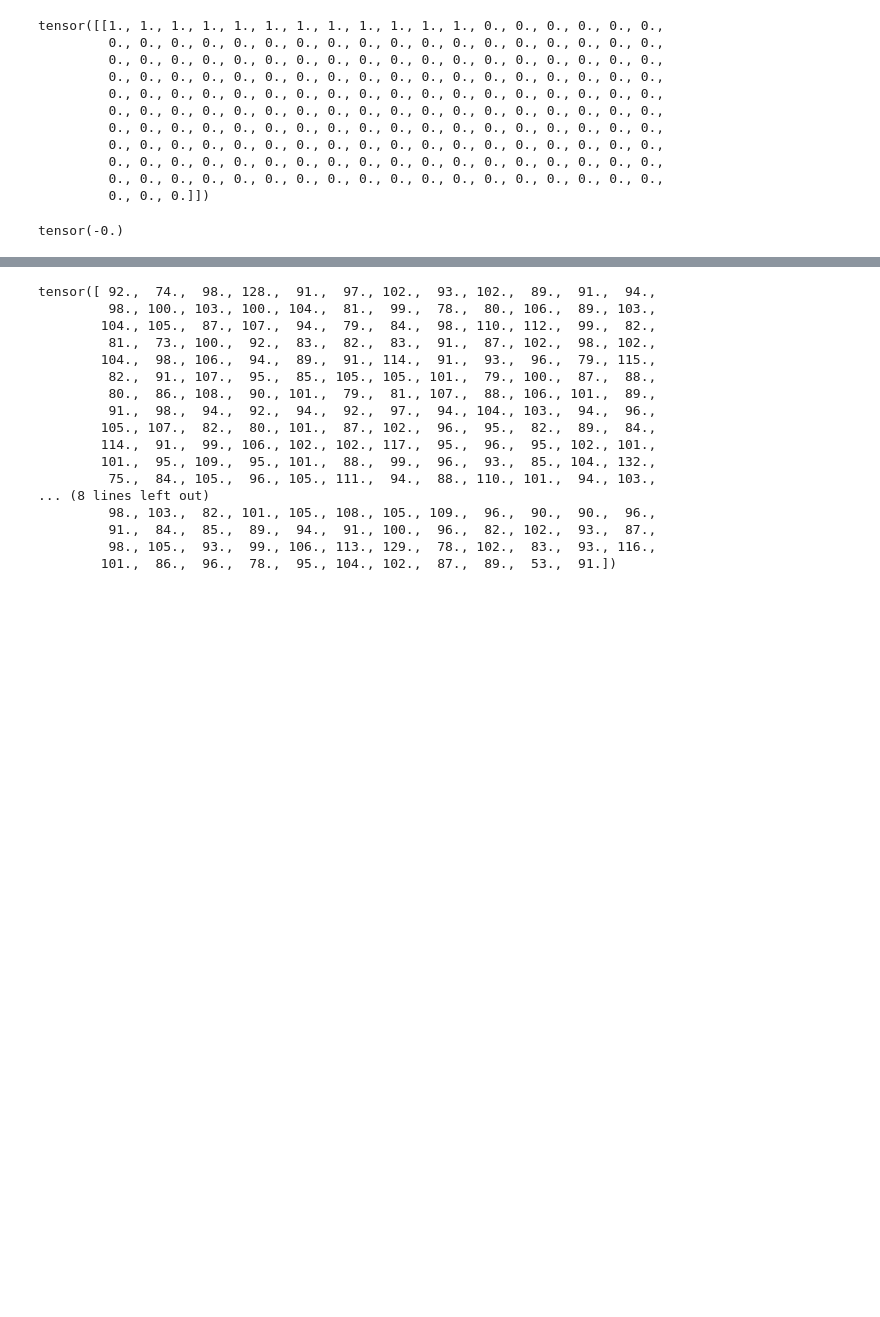
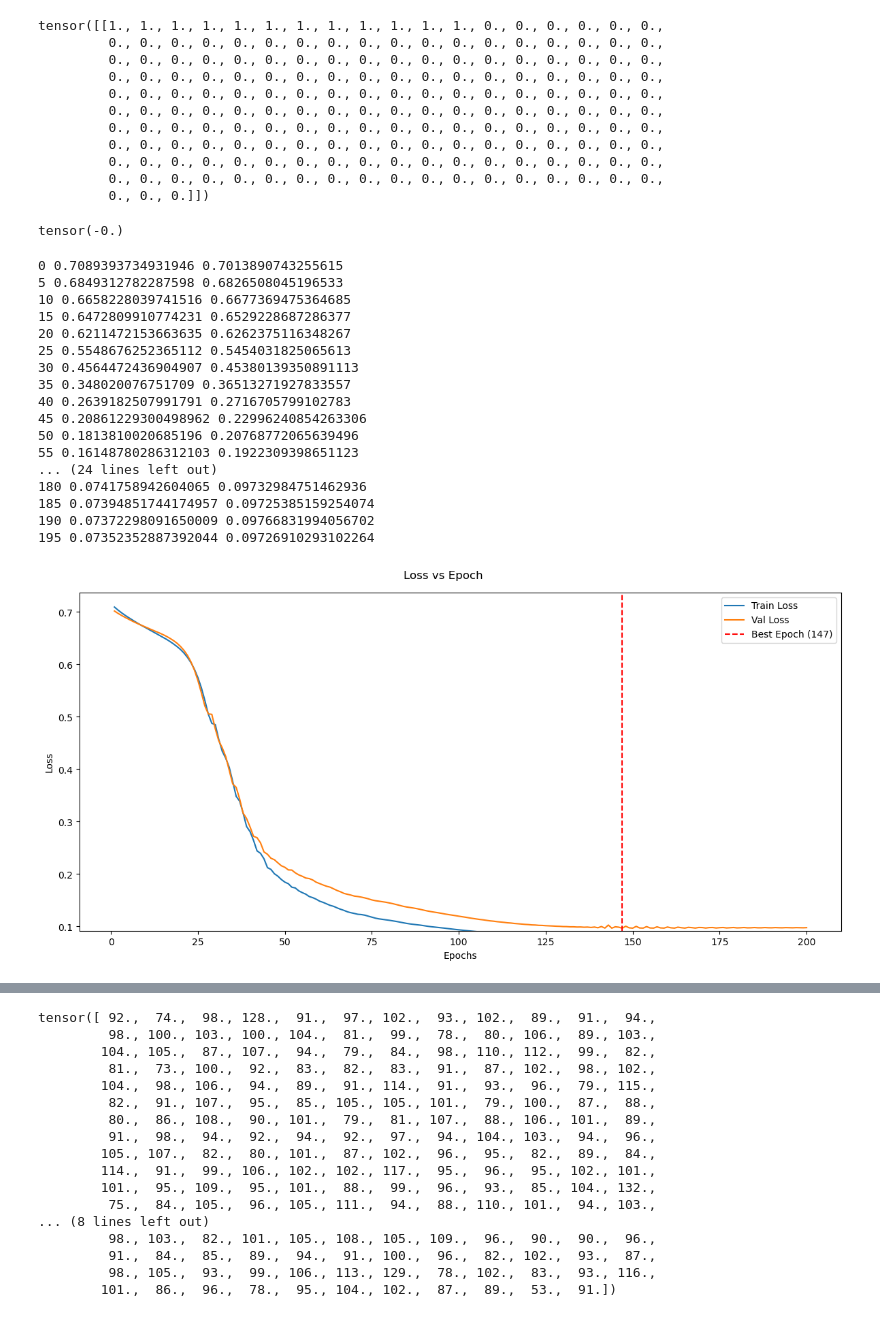
Before and after one commit to MartinP556/ML_algorithms, a Jupyter notebook: LSTM.ipynb, the cells around one changed output, grey strips where cells are left out. Drawn from its saved outputs; the diff is of its cells as text; code cells hidden in the pictures; blank space fills up the shorter version.

```diff
--- a/LSTM.ipynb
+++ b/LSTM.ipynb
@@ -264,7 +264,7 @@ ds_inputs_SSA['observed time to beginning of flowering'] = pd.to_timedelta(ds_in
 ds_inputs_SSA = ds_inputs_SSA.loc[ds_inputs_SSA['observed time to beginning of flowering'] > 0]
 with warnings.catch_warnings(action="ignore"):
     ds_inputs_SSA = interpolate_columns(ds_inputs_SSA, 270, 'NDVI', resolution=8)
-ds_inputs_SSA.loc[:, [f'temperature at day {n}' for n in range(300)]] = modelling_fctns.Wang_Engel_Temp_response(ds_inputs_SSA.loc[:, [f'temperature at day {n}' for n in range(300)]], 7, 28, 42)
+ds_inputs_SSA.loc[:, [f'temperature at day {n}' for n in range(300)]] = modelling_fctns.Wang_Engel_Temp_response(ds_inputs_SSA.loc[:, [f'temperature at day {n}' for n in range(300)]], 7, 30, 42)
 ds_inputs_SSA = make_cumulative(ds_inputs_SSA, driver_variable = 'temperature', numdays = 300, T_base = 0)
 stations_data_lobell = pd.read_csv('C:\\Users\\wlwc1989\\Documents\\Phenology_Test_Notebooks\\phenology_dwd\\African_data\\Lobell2011\\EIL_site_latlon.csv')
 ds_inputs_SSA = get_station_locations_SSA(ds_inputs_SSA, stations_data_lobell)
@@ -321,6 +321,13 @@ cats = ds_inputs_DE[['observed time to beginning of flowering']].apply(get_categ
 cats_unlisted = cats.apply(lambda x: pd.Series(x)) #to_frame().T#.explode()#.T.explode()
 cats_unlisted = cats_unlisted.rename(columns = {n: f'dev stage at day {n}' for n in range(183)})
 ds_inputs_DE = ds_inputs_DE.merge(cats_unlisted, left_index=True, right_index = True)
+# %%
+def get_categories(anthesis_date):
+    return np.array([anthesis_date < n for n in range(183)]).squeeze().astype(np.int64)
+cats = ds_inputs_SSA[['observed time to beginning of flowering']].apply(get_categories, args = (), axis = 1)
+cats_unlisted = cats.apply(lambda x: pd.Series(x)) #to_frame().T#.explode()#.T.explode()
+cats_unlisted = cats_unlisted.rename(columns = {n: f'dev stage at day {n}' for n in range(183)})
+ds_inputs_SSA = ds_inputs_SSA.merge(cats_unlisted, left_index=True, right_index = True)
 # %%
 skip = 1
 numsteps = int(183 // skip)
@@ -664,5 +435,42 @@ crit = nn.CrossEntropyLoss()
 crit(torch.Tensor(np.int64(model(X) > 0.5)).squeeze(2), y)
 # %% [output]
 tensor(-0.)
+# %%
+bs = 500
+n_channels = 2
+train_dl, val_dl = train_test_dl_from_tensors(temp_NDVI_series_SSA, NDVI_labels_SSA, bs = bs, n_channels = n_channels)
+
+input_dim = n_channels # Example: 100-dimensional word embeddings
+hidden_dim = 3
+num_layers = 2
+output_dim = 2  # Example: 5 classes
+
+model = LSTMClassifier(input_dim, hidden_dim, num_layers, output_dim)
+
+# Loss function and optimizer
+criterion = nn.NLLLoss()  # For multi-class classification
+optimizer = torch.optim.Adam(model.parameters(), lr=0.01)
+
+epochs = 200
+fit(epochs, model, criterion, optimizer, train_dl, val_dl, save_name = 'LSTM_SSA')
+# %% [output]
+0 0.7089393734931946 0.7013890743255615
+5 0.6849312782287598 0.6826508045196533
+10 0.6658228039741516 0.6677369475364685
+15 0.6472809910774231 0.6529228687286377
+20 0.6211472153663635 0.6262375116348267
+25 0.5548676252365112 0.5454031825065613
+30 0.4564472436904907 0.45380139350891113
+35 0.348020076751709 0.36513271927833557
+40 0.2639182507991791 0.2716705799102783
+45 0.20861229300498962 0.22996240854263306
+50 0.1813810020685196 0.20768772065639496
+55 0.16148780286312103 0.1922309398651123
+... (24 lines left out)
+180 0.0741758942604065 0.09732984751462936
+185 0.07394851744174957 0.09725385159254074
+190 0.07372298091650009 0.09766831994056702
+195 0.07352352887392044 0.09726910293102264
+[figure, added]
 # %%
 bs = 500
```
Also changed, not shown: parts of 20 cells of this notebook.
